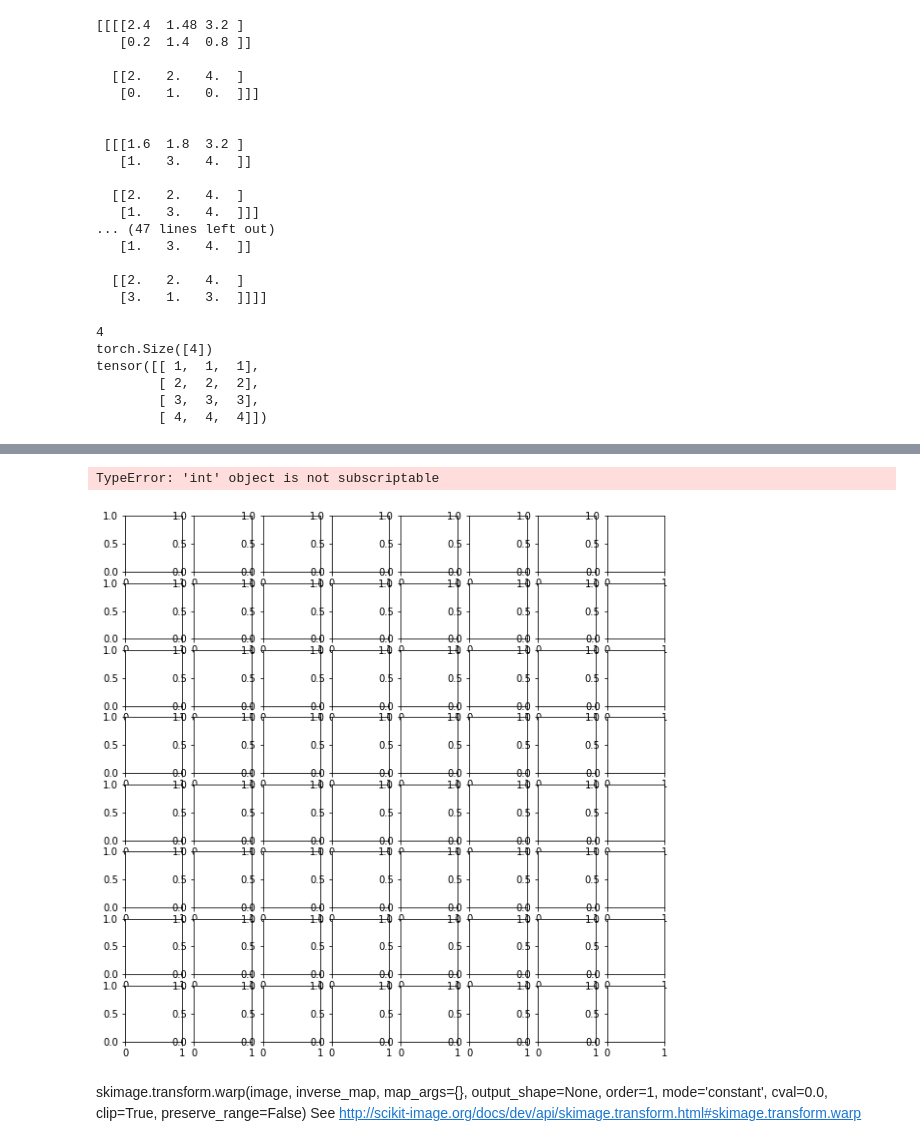
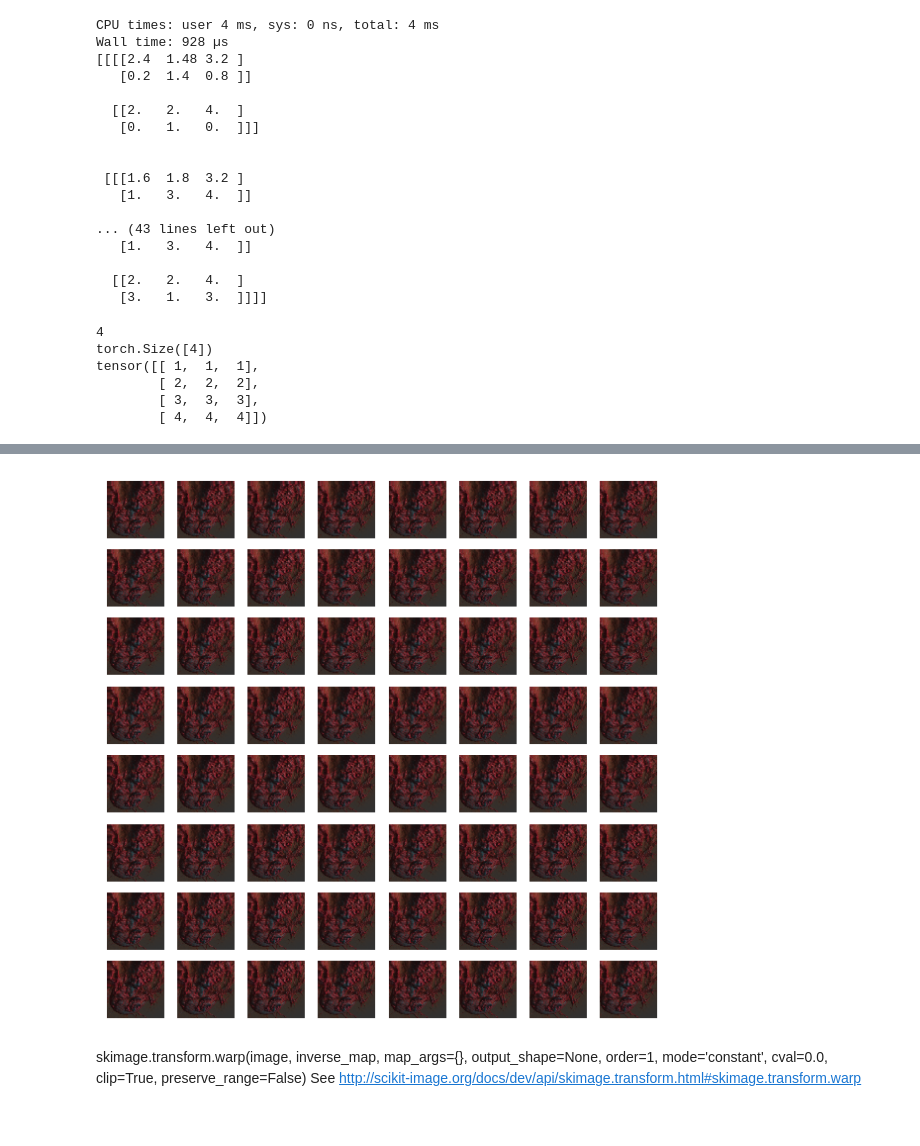
Before and after one commit to seankmartin/LF_View_Synthesis, a Jupyter notebook: Notebooks/Warping.ipynb, the cells around one changed output, grey strips where cells are left out. Drawn from its saved outputs; the diff is of its cells as text; code cells hidden in the pictures.

```diff
--- a/Notebooks/Warping.ipynb
+++ b/Notebooks/Warping.ipynb
@@ -203,8 +203,15 @@ def torch_big_sample(array, indexes, desired_shape):
     #chunked = [chunk.reshape(desired_shape[1:]) for chunk in chunked]
     #out = torch.stack(chunked)
 
+def torch_tensor_sample(tensor, indexes, desired_shape):
+    indexed = tensor[[indexes[0], indexes[1]]]
+    return indexed.reshape(desired_shape)
+    #chunked = torch.chunk(indexed, desired_shape[0])
+    #chunked = [chunk.reshape(desired_shape[1:]) for chunk in chunked]
+    #out = torch.stack(chunked)
+
 #Think I have slightly the wrong idea here
-def depth_rendering(ref_view, disparity_map, lf_size = (64, 512, 512, 3)):
+def depth_rendering_gpu(ref_view, disparity_map, lf_size = (64, 512, 512, 3)):
     """
     Perform full depth based rendering for a light field
 
@@ -235,7 +242,6 @@ def depth_rendering(ref_view, disparity_map, lf_size = (64, 512, 512, 3)):
     dis_repeated = np.repeat(distance, lf_size[1] * lf_size[2], axis = 1)
     dis_repeated = dis_repeated.reshape(2, lf_size[0], lf_size[1], lf_size[2])
 
-
     # Tile the disparity map so that there is one for each lf_position - lf_size[0]
     tiled_map = np.tile(disparity_map, (lf_size[0], 1, 1))
 
@@ -264,10 +270,11 @@ def depth_rendering(ref_view, disparity_map, lf_size = (64, 512, 512, 3)):
 
     #Index into the images
     desired_shape = lf_size
-    res_1 = torch_big_sample(ref_view, interp_pts_1, desired_shape)
-    res_2 = torch_big_sample(ref_view, interp_pts_2, desired_shape)
-    res_3 = torch_big_sample(ref_view, interp_pts_3, desired_shape)
-    res_4 = torch_big_sample(ref_view, interp_pts_4, desired_shape)
+    ref_view = torch.tensor(ref_view, dtype=torch.float64).cuda()
+    res_1 = torch_tensor_sample(ref_view, interp_pts_1, desired_shape)
+    res_2 = torch_tensor_sample(ref_view, interp_pts_2, desired_shape)
+    res_3 = torch_tensor_sample(ref_view, interp_pts_3, desired_shape)
+    res_4 = torch_tensor_sample(ref_view, interp_pts_4, desired_shape)
 
     #Compute interpolation weights
     x_low_f = x_low.astype(np.float64)
@@ -283,10 +290,10 @@ def depth_rendering(ref_view, disparity_map, lf_size = (64, 512, 512, 3)):
     w4 = torch.from_numpy(d_x_high * d_y_high)
 
     #THEY AGREE AT THIS POINT
-    weighted_1 = torch.mul(repeat_weights(w1, desired_shape), res_1)
-    weighted_2 = torch.mul(repeat_weights(w2, desired_shape), res_2)
-    weighted_3 = torch.mul(repeat_weights(w3, desired_shape), res_3)
-    weighted_4 = torch.mul(repeat_weights(w4, desired_shape), res_4)
+    weighted_1 = torch.mul(repeat_weights(w1, desired_shape).cuda(), res_1)
+    weighted_2 = torch.mul(repeat_weights(w2, desired_shape).cuda(), res_2)
+    weighted_3 = torch.mul(repeat_weights(w3, desired_shape).cuda(), res_3)
+    weighted_4 = torch.mul(repeat_weights(w4, desired_shape).cuda(), res_4)
 
     novel_view = torch.add(torch.add(weighted_1, weighted_2), weighted_3)
     torch.add(novel_view, weighted_4, out=novel_view)
@@ -308,16 +315,19 @@ lf_size = (4, 2, 2, 3)
 disparity_map = np.array([[-0.8, 0.8], [0, 2]])
 
 res = depth_rendering(centre_view, disparity_map, lf_size)
+%time depth_rendering(centre_view, disparity_map, lf_size)
 
-print(res.numpy())
+print(res.cpu().numpy())
 # res_upper_left = torch_warp(centre_view, disparity_map, ref_pos, np.array([0, 0]))
 # print(res_upper_left)
 
 res_gt = torch_loop(centre_view, disparity_map, ref_pos, 4)
-
+%time torch_loop(centre_view, disparity_map, ref_pos, 4)
 print("\nResult was:\n")
 print(res_gt)
 # %% [output]
+CPU times: user 4 ms, sys: 0 ns, total: 4 ms
+Wall time: 928 µs
 [[[[2.4  1.48 3.2 ]
    [0.2  1.4  0.8 ]]
 
@@ -328,9 +338,7 @@ print(res_gt)
  [[[1.6  1.8  3.2 ]
    [1.   3.   4.  ]]
 
-  [[2.   2.   4.  ]
-   [1.   3.   4.  ]]]
-... (47 lines left out)
+... (43 lines left out)
    [1.   3.   4.  ]]
 
   [[2.   2.   4.  ]
@@ -376,13 +384,17 @@ with h5py.File(file_path, mode='r', libver='latest', swmr=True) as h5_file:
     res = torch_warp(col[sample_index], disp[sample_index, :, :, 0], np.asarray((4.0, 4.0)), np.asarray((0.0, 0.0)))
     plt.imshow(np.around(res.numpy()).astype(np.uint8))
     """
-    %time depth_rendering(col[sample_index], disp[sample_index, :, :, 0])
+    lf_size = (64, 512, 512, 3)
+    %time torch_loop(col[sample_index], disp[sample_index, :, :, 0], np.asarray((4, 4)), 64)
+    print("done")
+    %time depth_rendering(col[sample_index], disp[sample_index, :, :, 0], lf_size)
+    print("done")
     res = depth_rendering(col[sample_index], disp[sample_index, :, :, 0])
     plt.rcParams['figure.figsize'] = [10, 10]
     f, axes = plt.subplots(8, 8)
     for x, row_axis in enumerate(axes):
         for y, col_axis in enumerate(row_axis):
-            image = np.around(res[(x * 8) + y].numpy()).astype(np.uint8)
+            image = np.around(res[(x * 8) + y].cpu().numpy()).astype(np.uint8)
             col_axis.imshow(image)
             col_axis.axis('off')
             col_axis.get_xaxis().set_visible(False)
@@ -403,5 +411,4 @@ Wall time: 641 ms
-TypeError: 'int' object is not subscriptable
-[figure, old version]
+[figure, new version]
 # %% [markdown]
 skimage.transform.warp(image, inverse_map, map_args={}, output_shape=None, order=1, mode='constant', cval=0.0, clip=True, preserve_range=False)
 See http://scikit-image.org/docs/dev/api/skimage.transform.html#skimage.transform.warp
```
Also changed, not shown: parts of 2 cells of this notebook, 1 other file.
